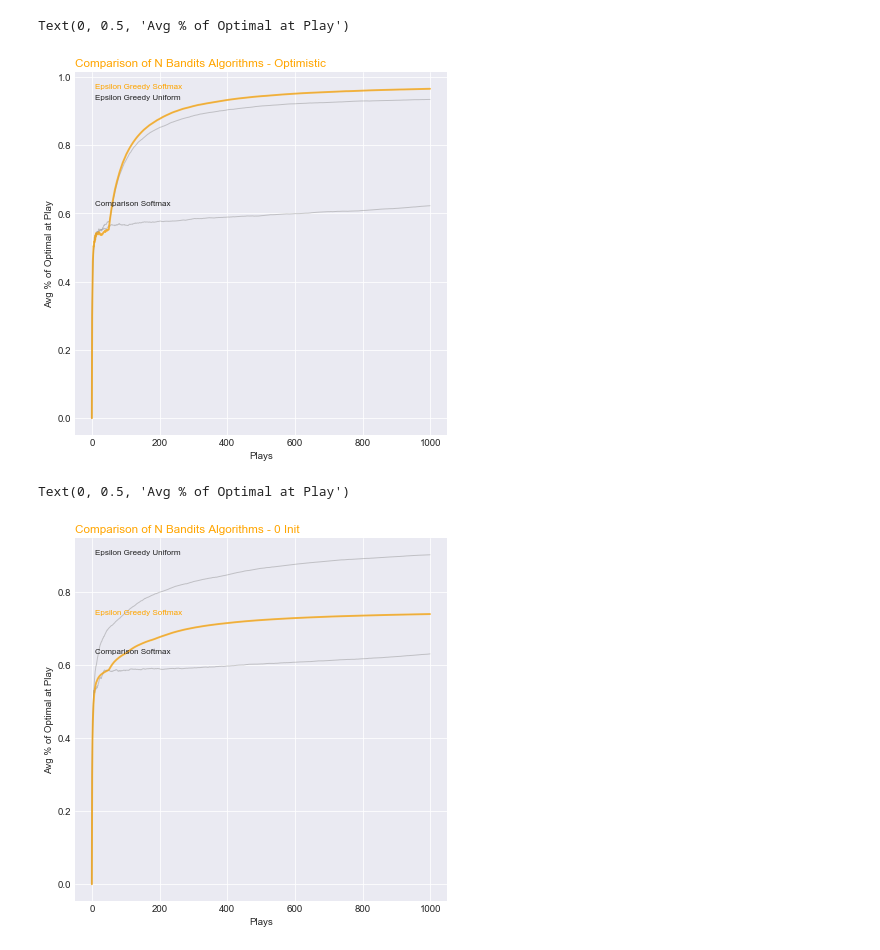
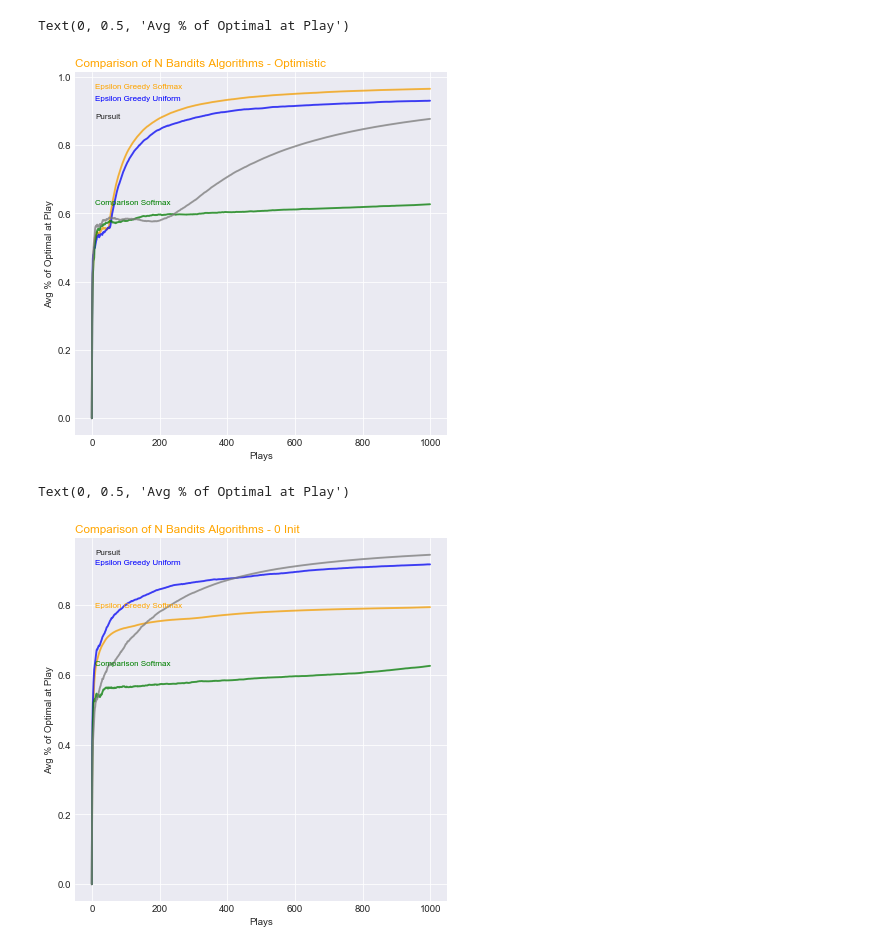
Before and after one commit to timlenj/N-Bandits-Study, a Jupyter notebook: N_Armed_Bandit_Study.ipynb, the cells around one changed output. Saved outputs shown, nothing was run; the diff lists cells and outputs as text; code cells hidden in the pictures.

Commit message:
Pursuit method added

```diff
--- a/N_Armed_Bandit_Study.ipynb
+++ b/N_Armed_Bandit_Study.ipynb
@@ -108,10 +135,11 @@ class bandits():
 # %%
+
 ###MAIN###
 ##parameters
 horizon = 1000
 epsilon = .1
 arms = 50
-init = 100
+init = 10
 episodes = 10
 
 #Epsilon Greedy with Softmax/Boltzmann
@@ -124,6 +152,7 @@ for k in range(episodes):
     else:
     #increment avg pct of optimal per play
         avg_pct_optimal_1 = avg_pct_optimal_1 + (pct_optimal - avg_pct_optimal_1) / (k+1)
+
 #Epsilon Greedy with uniform selection criteria
 for k in range(episodes):
     bandito = bandits(arms, init)
@@ -146,10 +175,21 @@ for k in range(episodes):
     #increment avg pct of optimal per play
         avg_pct_optimal_3= avg_pct_optimal_3 + (pct_optimal - avg_pct_optimal_3) / (k+1)
 
+#Pursuit
+for k in range(episodes):
+    bandito = bandits(arms, init)
+    pct_optimal = bandito.pursuit(horizon, .01)
+    #update average Q
+    if k == 0:
+        avg_pct_optimal_4 = pct_optimal
+    else:
+    #increment avg pct of optimal per play
+        avg_pct_optimal_4= avg_pct_optimal_4 + (pct_optimal - avg_pct_optimal_4) / (k+1)
+
 
 ##plotting
 #df
-df = pd.DataFrame({'x': range(horizon), 'y1': avg_pct_optimal_1, 'y2': avg_pct_optimal_2, 'y3': avg_pct_optimal_3})
+df = pd.DataFrame({'x': range(horizon), 'y1': avg_pct_optimal_1, 'y2': avg_pct_optimal_2, 'y3': avg_pct_optimal_3,'y4': avg_pct_optimal_4})
 #style
 plt.style.use('seaborn-darkgrid')
 my_dpi=70
@@ -161,11 +201,15 @@ for column in df.drop('x', axis=1):
 
 # Now re do the interesting curve, but biger with distinct color
 plt.plot(df['x'], df['y1'], marker='', color='orange', linewidth=2, alpha=0.7)
+plt.plot(df['x'], df['y2'], marker='', color='blue', linewidth=2, alpha=0.7)
+plt.plot(df['x'], df['y3'], marker='', color='green', linewidth=2, alpha=0.7)
+plt.plot(df['x'], df['y4'], marker='', color='gray', linewidth=2, alpha=0.7)
 
 #Line annotation
 plt.text(10.2, df.y1.tail(1), 'Epsilon Greedy Softmax', horizontalalignment='left', size='small', color='orange')
-plt.text(10.2, df.y2.tail(1), 'Epsilon Greedy Uniform', horizontalalignment='left', size='small')
-plt.text(10.2, df.y3.tail(1), 'Comparison Softmax', horizontalalignment='left', size='small')
+plt.text(10.2, df.y2.tail(1), 'Epsilon Greedy Uniform', horizontalalignment='left', size='small', color='blue')
+plt.text(10.2, df.y3.tail(1), 'Comparison Softmax', horizontalalignment='left', size='small', color='green')
+plt.text(10.2, df.y4.tail(1), 'Pursuit', horizontalalignment='left', size='small')
 
 #plt titles
 plt.title('Comparison of N Bandits Algorithms - Optimistic',loc='left', fontsize=12, fontweight=0, color='orange')
@@ -173,8 +217,9 @@ plt.xlabel('Plays')
 plt.ylabel('Avg % of Optimal at Play')
 # %% [output]
 Text(0, 0.5, 'Avg % of Optimal at Play')
-[figure, old version]
+[figure, new version]
 # %%
+
 ###MAIN###
 ##parameters
 horizon = 1000
@@ -193,6 +238,7 @@ for k in range(episodes):
     else:
     #increment avg pct of optimal per play
         avg_pct_optimal_1 = avg_pct_optimal_1 + (pct_optimal - avg_pct_optimal_1) / (k+1)
+
 #Epsilon Greedy with uniform selection criteria
 for k in range(episodes):
     bandito = bandits(arms, init)
@@ -212,34 +258,49 @@ for k in range(episodes):
     if k == 0:
         avg_pct_optimal_3 = pct_optimal
     else:
     #increment avg pct of optimal per play
         avg_pct_optimal_3= avg_pct_optimal_3 + (pct_optimal - avg_pct_optimal_3) / (k+1)
 
+#Pursuit
+for k in range(episodes):
+    bandito = bandits(arms, init)
+    pct_optimal = bandito.pursuit(horizon, .01)
+    #update average Q
+    if k == 0:
+        avg_pct_optimal_4 = pct_optimal
+    else:
+    #increment avg pct of optimal per play
+        avg_pct_optimal_4= avg_pct_optimal_4 + (pct_optimal - avg_pct_optimal_4) / (k+1)
+
 
 ##plotting
 #df
-df = pd.DataFrame({'x': range(horizon), 'y1': avg_pct_optimal_1, 'y2': avg_pct_optimal_2, 'y3': avg_pct_optimal_3})
+df = pd.DataFrame({'x': range(horizon), 'y1': avg_pct_optimal_1, 'y2': avg_pct_optimal_2, 'y3': avg_pct_optimal_3,'y4': avg_pct_optimal_4})
 #style
 plt.style.use('seaborn-darkgrid')
 my_dpi=70
 plt.figure(figsize=(480/my_dpi, 480/my_dpi), dpi=my_dpi)
 
 #plt parameters
 for column in df.drop('x', axis=1):
    plt.plot(df['x'], df[column], marker='', color='grey', linewidth=1, alpha=0.4)
 
 # Now re do the interesting curve, but biger with distinct color
 plt.plot(df['x'], df['y1'], marker='', color='orange', linewidth=2, alpha=0.7)
+plt.plot(df['x'], df['y2'], marker='', color='blue', linewidth=2, alpha=0.7)
+plt.plot(df['x'], df['y3'], marker='', color='green', linewidth=2, alpha=0.7)
+plt.plot(df['x'], df['y4'], marker='', color='gray', linewidth=2, alpha=0.7)
 
 #Line annotation
 plt.text(10.2, df.y1.tail(1), 'Epsilon Greedy Softmax', horizontalalignment='left', size='small', color='orange')
-plt.text(10.2, df.y2.tail(1), 'Epsilon Greedy Uniform', horizontalalignment='left', size='small')
-plt.text(10.2, df.y3.tail(1), 'Comparison Softmax', horizontalalignment='left', size='small')
+plt.text(10.2, df.y2.tail(1), 'Epsilon Greedy Uniform', horizontalalignment='left', size='small', color='blue')
+plt.text(10.2, df.y3.tail(1), 'Comparison Softmax', horizontalalignment='left', size='small', color='green')
+plt.text(10.2, df.y4.tail(1), 'Pursuit', horizontalalignment='left', size='small')
 
 #plt titles
 plt.title('Comparison of N Bandits Algorithms - 0 Init',loc='left', fontsize=12, fontweight=0, color='orange')
 plt.xlabel('Plays')
 plt.ylabel('Avg % of Optimal at Play')
 # %% [output]
 Text(0, 0.5, 'Avg % of Optimal at Play')
-[figure, old version]
+[figure, new version]
```
Also changed, not shown: parts of 1 cell of this notebook, 1 other file.
